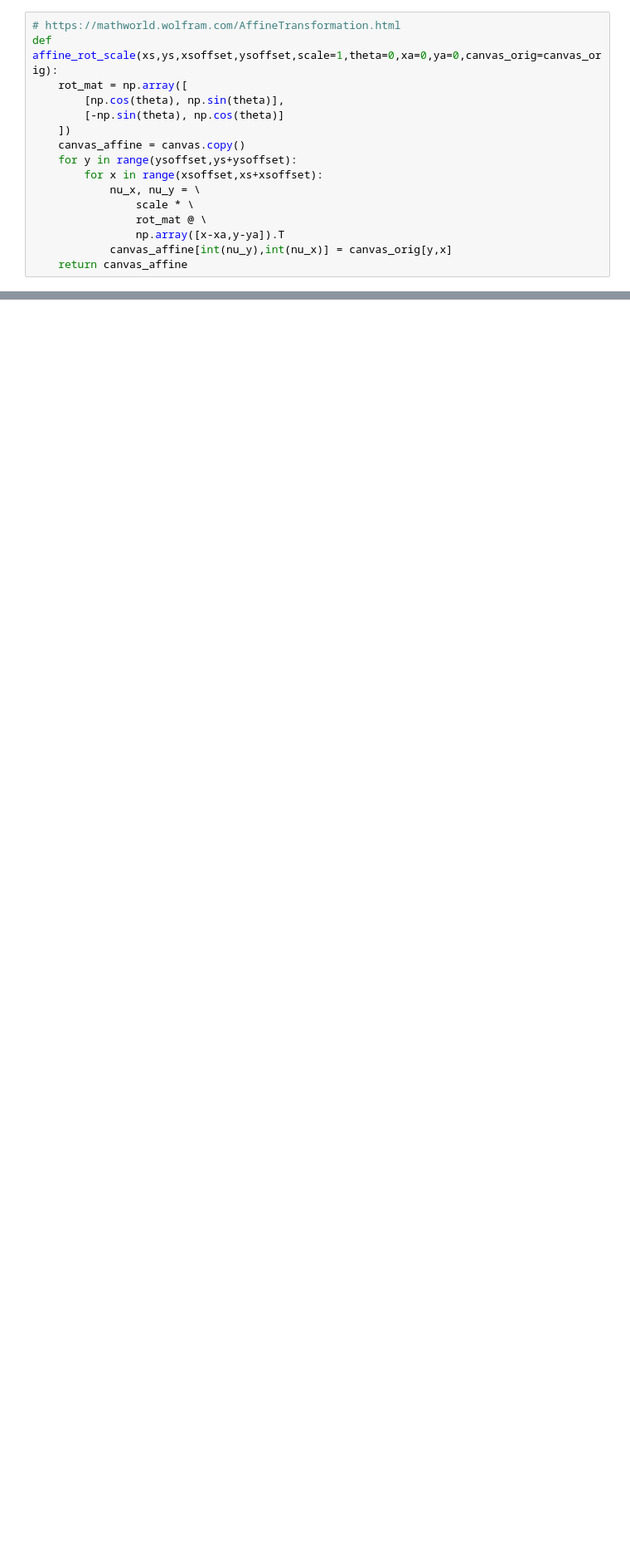
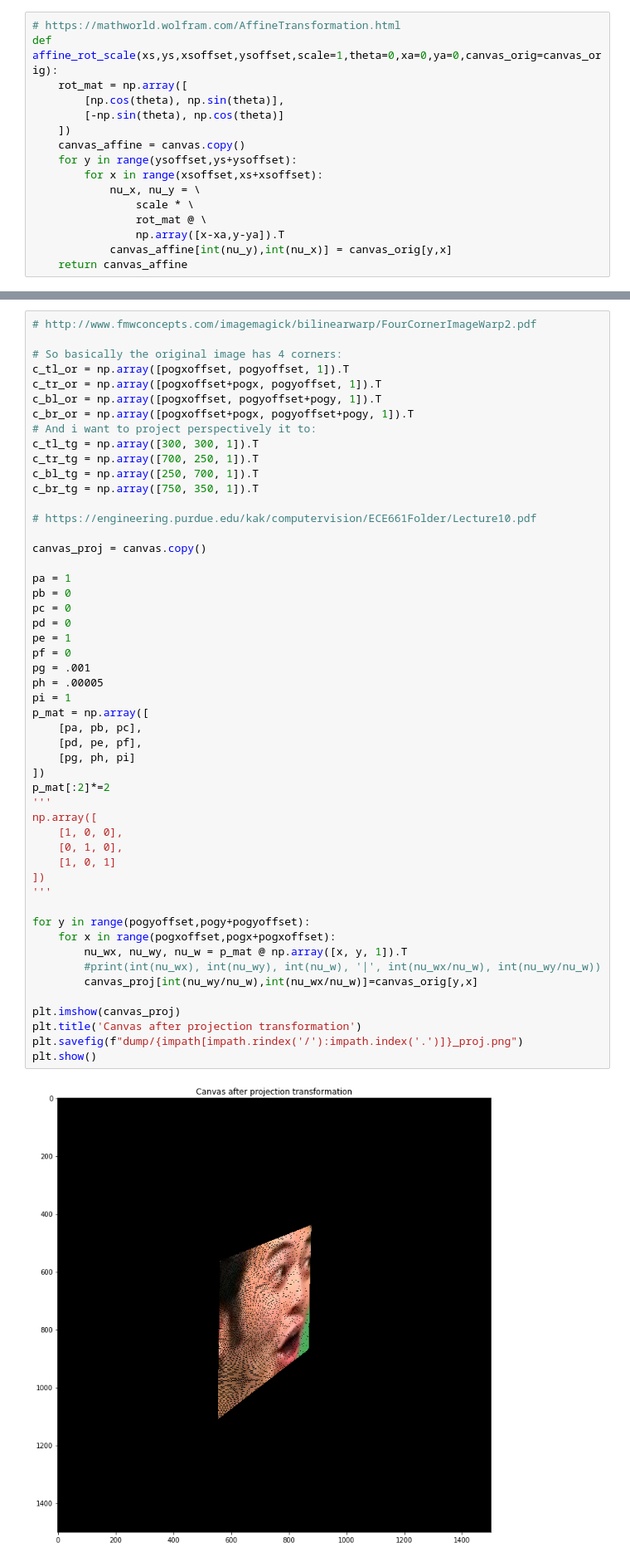
Before and after one commit to maufirf/es112_2dtransform, a Jupyter notebook: nukesite.ipynb, the cells around one changed output, grey strips where cells are left out. Shown: that part at 83% size. Drawn from its saved outputs; the diff is of its cells as text; blank space fills up the shorter version.

Commit message:
projection aaaaaa

```diff
--- a/nukesite.ipynb
+++ b/nukesite.ipynb
@@ -147 +156,54 @@ plt.show()
+# %%
+# http://www.fmwconcepts.com/imagemagick/bilinearwarp/FourCornerImageWarp2.pdf
+
+# So basically the original image has 4 corners:
+c_tl_or = np.array([pogxoffset, pogyoffset, 1]).T
+c_tr_or = np.array([pogxoffset+pogx, pogyoffset, 1]).T
+c_bl_or = np.array([pogxoffset, pogyoffset+pogy, 1]).T
+c_br_or = np.array([pogxoffset+pogx, pogyoffset+pogy, 1]).T
+# And i want to project perspectively it to:
+c_tl_tg = np.array([300, 300, 1]).T
+c_tr_tg = np.array([700, 250, 1]).T
+c_bl_tg = np.array([250, 700, 1]).T
+c_br_tg = np.array([750, 350, 1]).T
+
+# https://engineering.purdue.edu/kak/computervision/ECE661Folder/Lecture10.pdf
+
+canvas_proj = canvas.copy()
+
+pa = 1
+pb = 0
+pc = 0
+pd = 0
+pe = 1
+pf = 0
+pg = .001
+ph = .00005
+pi = 1
+p_mat = np.array([
+    [pa, pb, pc],
+    [pd, pe, pf],
+    [pg, ph, pi]
+])
+p_mat[:2]*=2
+'''
+np.array([
+    [1, 0, 0],
+    [0, 1, 0],
+    [1, 0, 1]
+])
+'''
+
+for y in range(pogyoffset,pogy+pogyoffset):
+    for x in range(pogxoffset,pogx+pogxoffset):
+        nu_wx, nu_wy, nu_w = p_mat @ np.array([x, y, 1]).T
+        #print(int(nu_wx), int(nu_wy), int(nu_w), '|', int(nu_wx/nu_w), int(nu_wy/nu_w))
+        canvas_proj[int(nu_wy/nu_w),int(nu_wx/nu_w)]=canvas_orig[y,x]
+
+plt.imshow(canvas_proj)
+plt.title('Canvas after projection transformation')
+plt.savefig(f"dump/{impath[impath.rindex('/'):impath.index('.')]}_proj.png")
+plt.show()
+# %% [output]
+[figure, added]
 # %%
```
Also changed, not shown: parts of 10 cells of this notebook, 6 other files.
